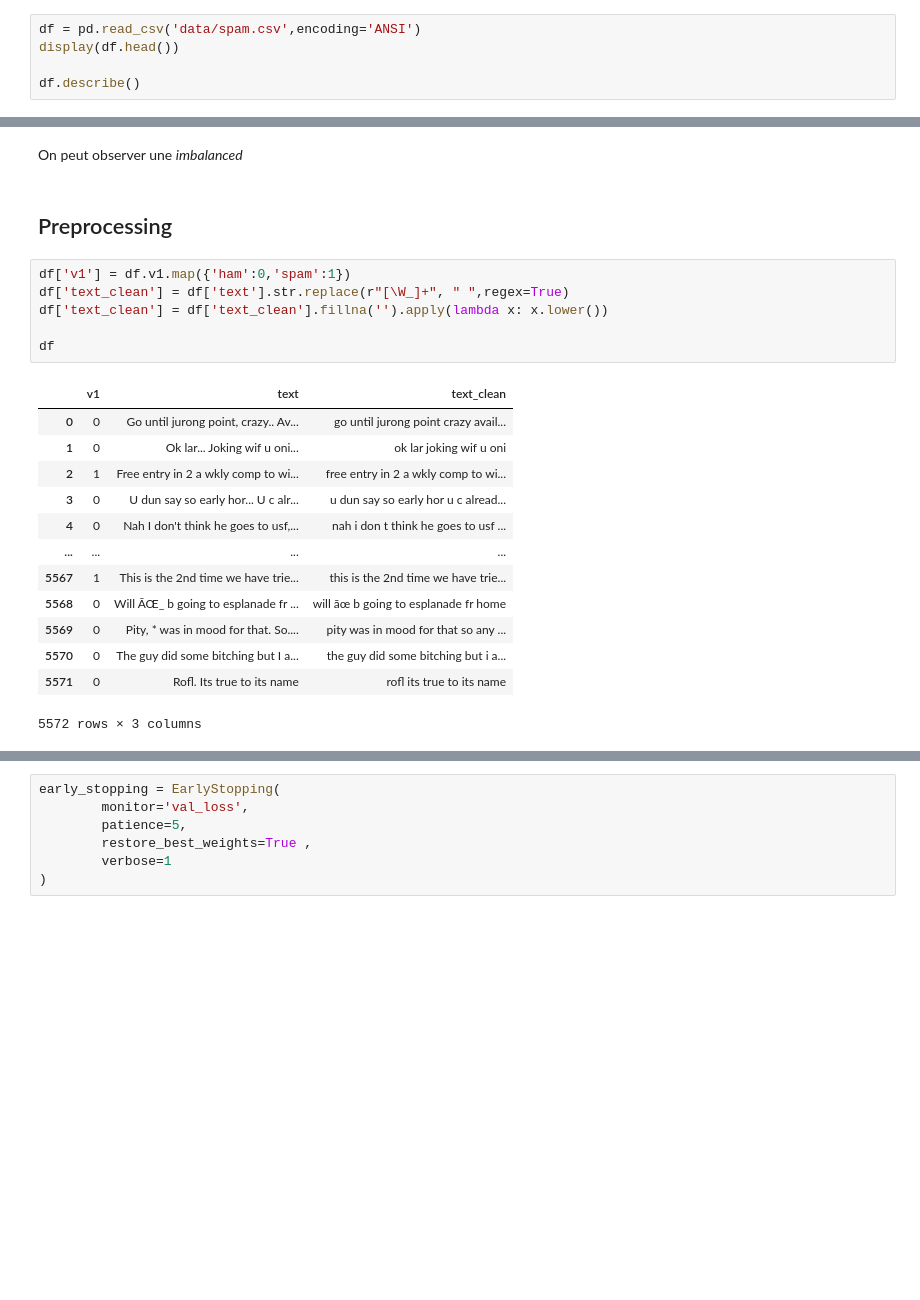
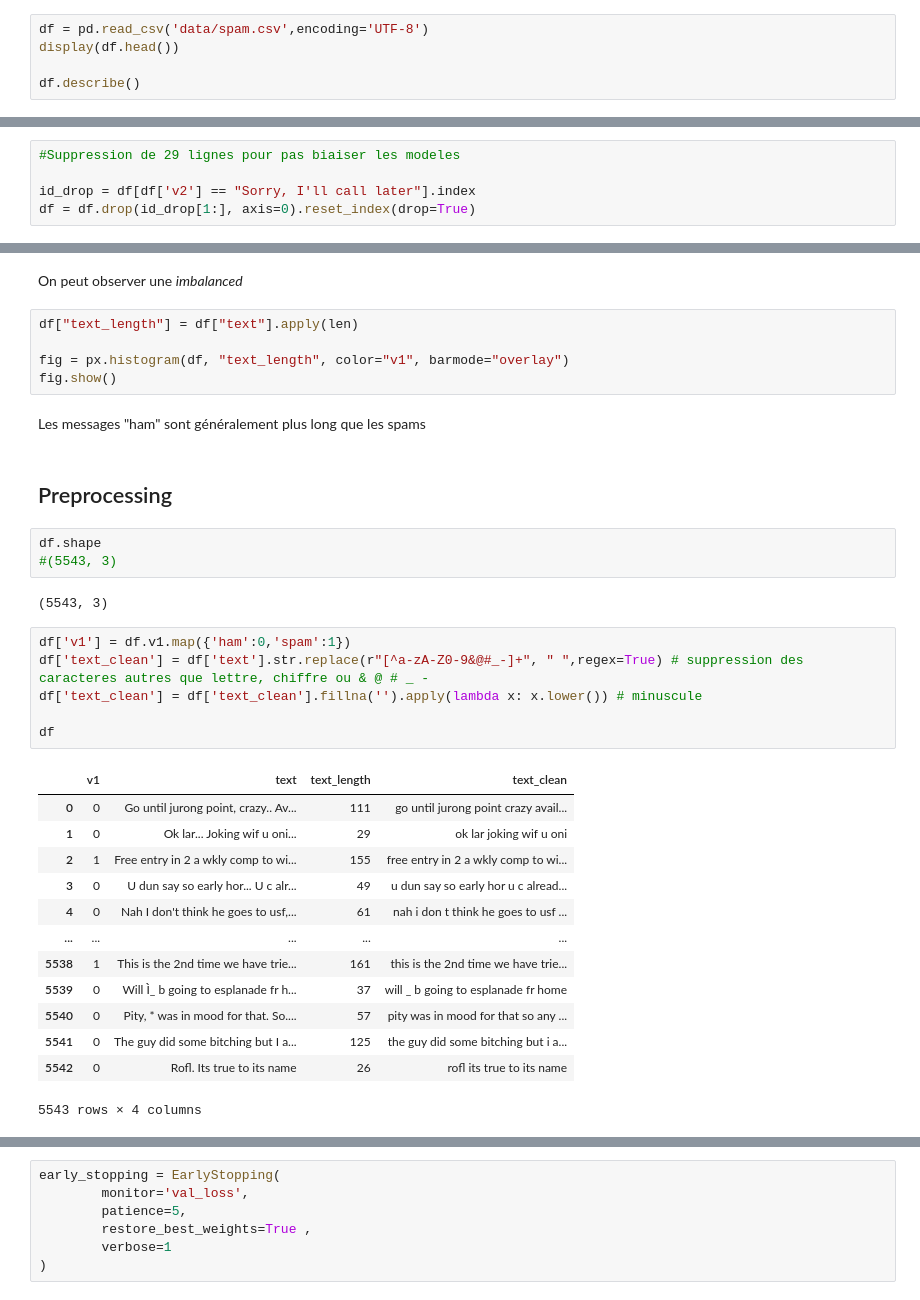
Before and after one commit to nprevost/AT-T_spam_detector, a Jupyter notebook: spam_detector.ipynb, the cells around one changed output, grey strips where cells are left out. Cells and saved outputs as stored; diff of their text form; blank space fills up the shorter version.

```diff
--- a/spam_detector.ipynb
+++ b/spam_detector.ipynb
@@ -20,5 +26,5 @@ import tensorflow_hub as hub
 # %%
-df = pd.read_csv('data/spam.csv',encoding='ANSI')
+df = pd.read_csv('data/spam.csv',encoding='UTF-8')
 display(df.head())
 
 df.describe()
@@ -37,3 +82,8 @@ df.describe()
+# %%
+#Suppression de 29 lignes pour pas biaiser les modeles
+
+id_drop = df[df['v2'] == "Sorry, I'll call later"].index
+df = df.drop(id_drop[1:], axis=0).reset_index(drop=True)
 # %% [markdown]
 _v1 : ham or spam_
 # %%
@@ -74,25 +131,37 @@ fig = px.bar(df_sum, x='v1', y='count', title='Nombre d\'occurrences de ham et s
 fig.show()
 # %% [markdown]
 On peut observer une _imbalanced_
+# %%
+df["text_length"] = df["text"].apply(len)
+
+fig = px.histogram(df, "text_length", color="v1", barmode="overlay")
+fig.show()
+# %% [markdown]
+Les messages "ham" sont généralement plus long que les spams
 # %% [markdown]
 ## Preprocessing
+# %%
+df.shape
+#(5543, 3)
+# %% [output]
+(5543, 3)
 # %%
 df['v1'] = df.v1.map({'ham':0,'spam':1})
-df['text_clean'] = df['text'].str.replace(r"[\W_]+", " ",regex=True)
-df['text_clean'] = df['text_clean'].fillna('').apply(lambda x: x.lower())
+df['text_clean'] = df['text'].str.replace(r"[^a-zA-Z0-9&@#_-]+", " ",regex=True) # suppression des caracteres autres que lettre, chiffre ou & @ # _ -
+df['text_clean'] = df['text_clean'].fillna('').apply(lambda x: x.lower()) # minuscule
 
 df
 # %% [output]
-|  | v1 | text | text_clean |
-| 0 | 0 | Go until jurong point, crazy.. Av... | go until jurong point crazy avail... |
-| 1 | 0 | Ok lar... Joking wif u oni... | ok lar joking wif u oni |
-| 2 | 1 | Free entry in 2 a wkly comp to wi... | free entry in 2 a wkly comp to wi... |
-| 3 | 0 | U dun say so early hor... U c alr... | u dun say so early hor u c alread... |
-| 4 | 0 | Nah I don't think he goes to usf,... | nah i don t think he goes to usf ... |
-| ... | ... | ... | ... |
-| 5567 | 1 | This is the 2nd time we have trie... | this is the 2nd time we have trie... |
-| 5568 | 0 | Will ÃŒ_ b going to esplanade fr ... | will ãœ b going to esplanade fr home |
-| 5569 | 0 | Pity, * was in mood for that. So.... | pity was in mood for that so any ... |
-| 5570 | 0 | The guy did some bitching but I a... | the guy did some bitching but i a... |
-| 5571 | 0 | Rofl. Its true to its name | rofl its true to its name |
+|  | v1 | text | text_length | text_clean |
+| 0 | 0 | Go until jurong point, crazy.. Av... | 111 | go until jurong point crazy avail... |
+| 1 | 0 | Ok lar... Joking wif u oni... | 29 | ok lar joking wif u oni |
+| 2 | 1 | Free entry in 2 a wkly comp to wi... | 155 | free entry in 2 a wkly comp to wi... |
+| 3 | 0 | U dun say so early hor... U c alr... | 49 | u dun say so early hor u c alread... |
+| 4 | 0 | Nah I don't think he goes to usf,... | 61 | nah i don t think he goes to usf ... |
+| ... | ... | ... | ... | ... |
+| 5538 | 1 | This is the 2nd time we have trie... | 161 | this is the 2nd time we have trie... |
+| 5539 | 0 | Will Ì_ b going to esplanade fr h... | 37 | will _ b going to esplanade fr home |
+| 5540 | 0 | Pity, * was in mood for that. So.... | 57 | pity was in mood for that so any ... |
+| 5541 | 0 | The guy did some bitching but I a... | 125 | the guy did some bitching but i a... |
+| 5542 | 0 | Rofl. Its true to its name | 26 | rofl its true to its name |
-5572 rows × 3 columns
+5543 rows × 4 columns
```
Also changed, not shown: parts of 43 cells of this notebook, 8 other files.
